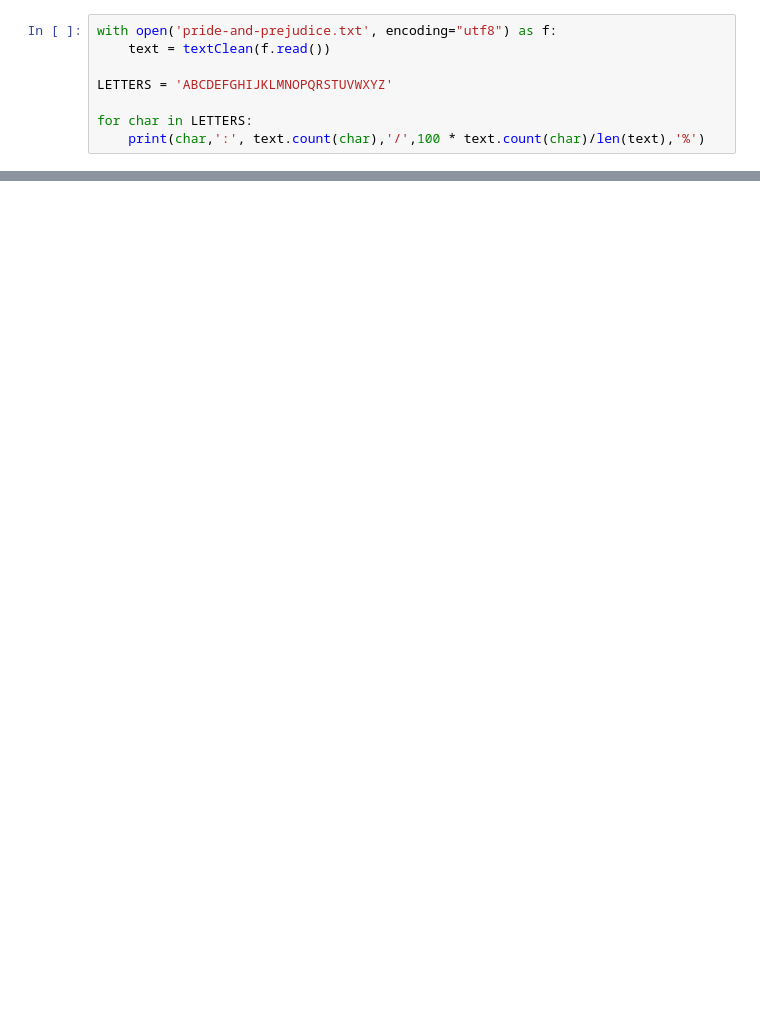
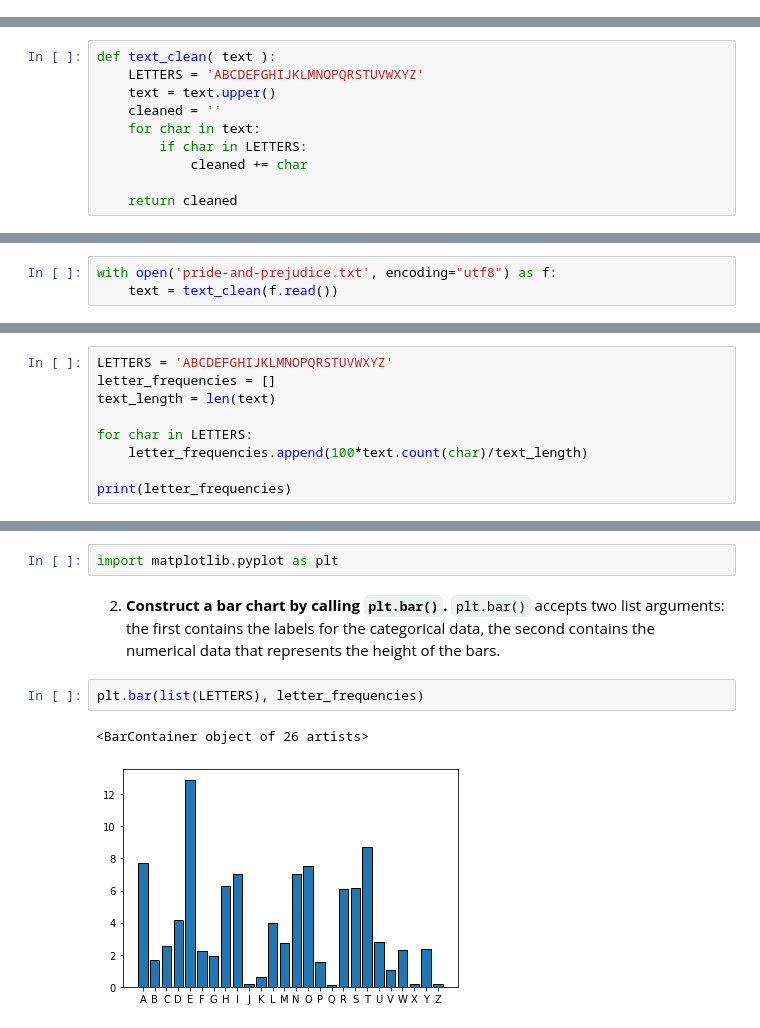
Before and after one commit to veronicavazquez7737/macs4200-book, a Jupyter notebook: chapters/06/2/frequency-analysis.ipynb, the cells around one changed output, grey strips where cells are left out. Saved outputs shown, nothing was run; the diff lists cells and outputs as text; blank space fills up the shorter version.

Commit message:
Updating frequency analysis for matplotlib

```diff
--- a/chapters/06/2/frequency-analysis.ipynb
+++ b/chapters/06/2/frequency-analysis.ipynb
@@ -19,8 +0,0 @@ def textClean( text ):
-# %%
-with open('pride-and-prejudice.txt', encoding="utf8") as f:
-    text = textClean(f.read())
-
-LETTERS = 'ABCDEFGHIJKLMNOPQRSTUVWXYZ'
-
-for char in LETTERS:
-    print(char,':', text.count(char),'/',100 * text.count(char)/len(text),'%')
@@ -213,0 +1,10 @@ We'll need to do better if we want a chance to automate our cipher cracking proc
+# %%
+def text_clean( text ):
+    LETTERS = 'ABCDEFGHIJKLMNOPQRSTUVWXYZ'
+    text = text.upper()
+    cleaned = ''
+    for char in text:
+        if char in LETTERS:
+            cleaned += char
+
+    return cleaned
@@ -213,0 +89,3 @@ We'll need to do better if we want a chance to automate our cipher cracking proc
+# %%
+with open('pride-and-prejudice.txt', encoding="utf8") as f:
+    text = text_clean(f.read())
@@ -213,0 +94,9 @@ We'll need to do better if we want a chance to automate our cipher cracking proc
+# %%
+LETTERS = 'ABCDEFGHIJKLMNOPQRSTUVWXYZ'
+letter_frequencies = []
+text_length = len(text)
+
+for char in LETTERS:
+    letter_frequencies.append(100*text.count(char)/text_length)
+
+print(letter_frequencies)
@@ -213,0 +163,9 @@ We'll need to do better if we want a chance to automate our cipher cracking proc
+# %%
+import matplotlib.pyplot as plt
+# %% [markdown]
+2. **Construct a bar chart by calling `plt.bar()`.** `plt.bar()` accepts two list arguments: the first contains the labels for the categorical data, the second contains the numerical data that represents the height of the bars.
+# %%
+plt.bar(list(LETTERS), letter_frequencies)
+# %% [output]
+<BarContainer object of 26 artists>
+[figure, added]
```
Also changed, not shown: parts of 48 cells of this notebook.
